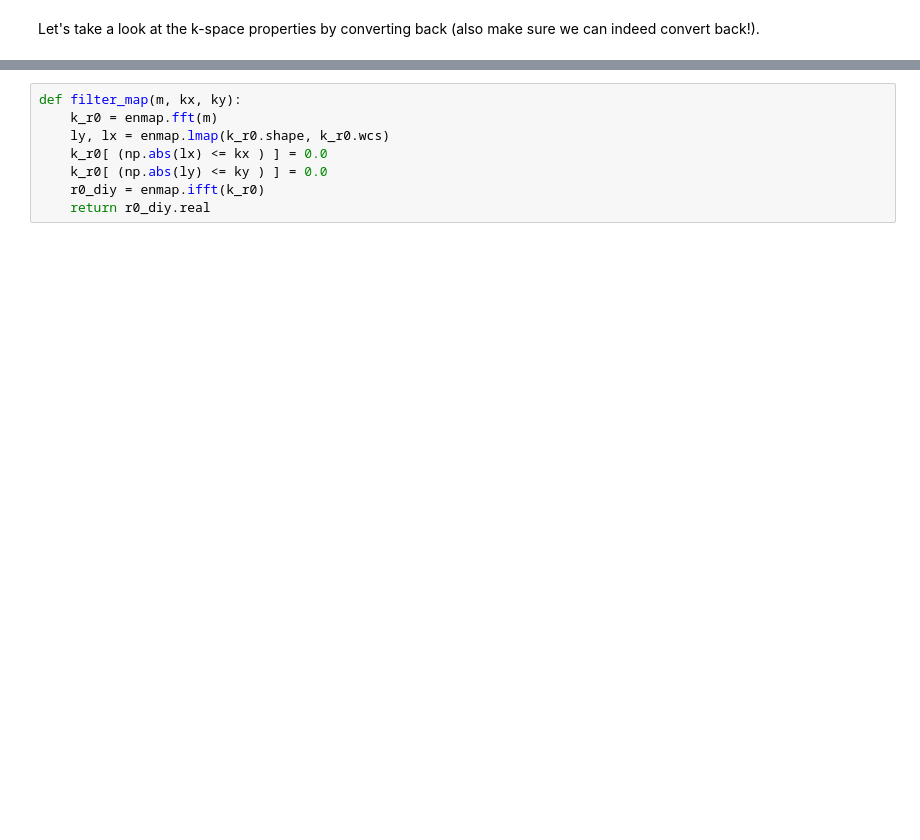
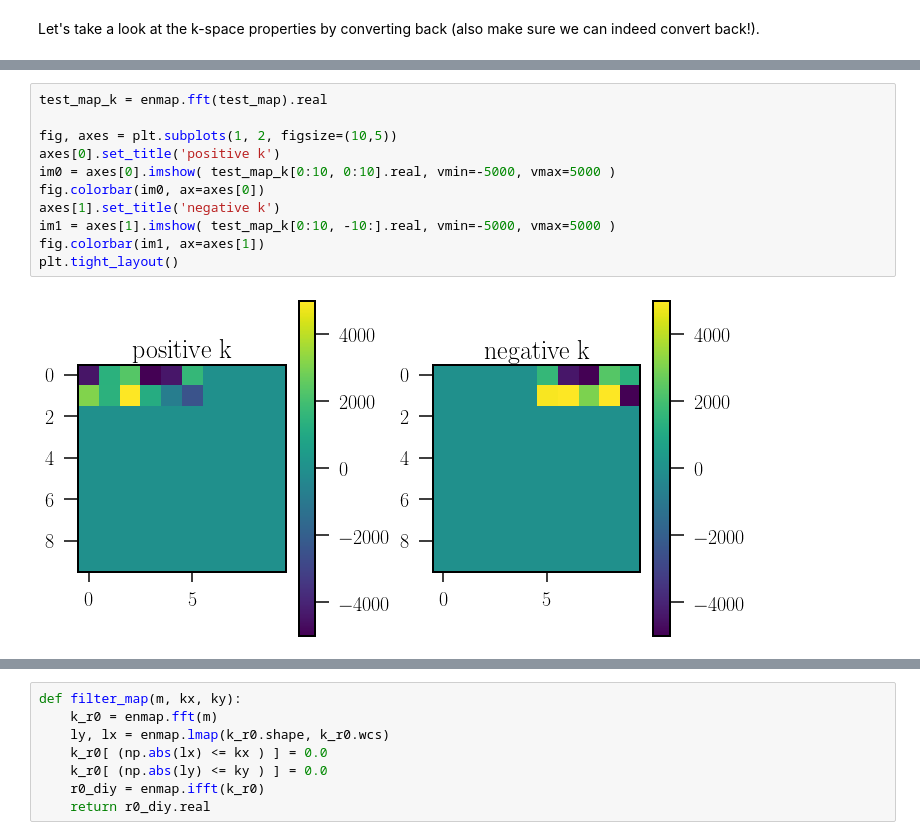
Before and after one commit to xzackli/actps, a Jupyter notebook: kspace.ipynb, the cells around one changed output, grey strips where cells are left out. Saved outputs shown, nothing was run; the diff lists cells and outputs as text; blank space fills up the shorter version.

```diff
--- a/kspace.ipynb
+++ b/kspace.ipynb
@@ -79,0 +120,13 @@ plt.imshow(filtered)
+# %%
+test_map_k = enmap.fft(test_map).real
+
+fig, axes = plt.subplots(1, 2, figsize=(10,5))
+axes[0].set_title('positive k')
+im0 = axes[0].imshow( test_map_k[0:10, 0:10].real, vmin=-5000, vmax=5000 )
+fig.colorbar(im0, ax=axes[0])
+axes[1].set_title('negative k')
+im1 = axes[1].imshow( test_map_k[0:10, -10:].real, vmin=-5000, vmax=5000 )
+fig.colorbar(im1, ax=axes[1])
+plt.tight_layout()
+# %% [output]
+[figure, added]
```
Also changed, not shown: parts of 15 cells of this notebook.
